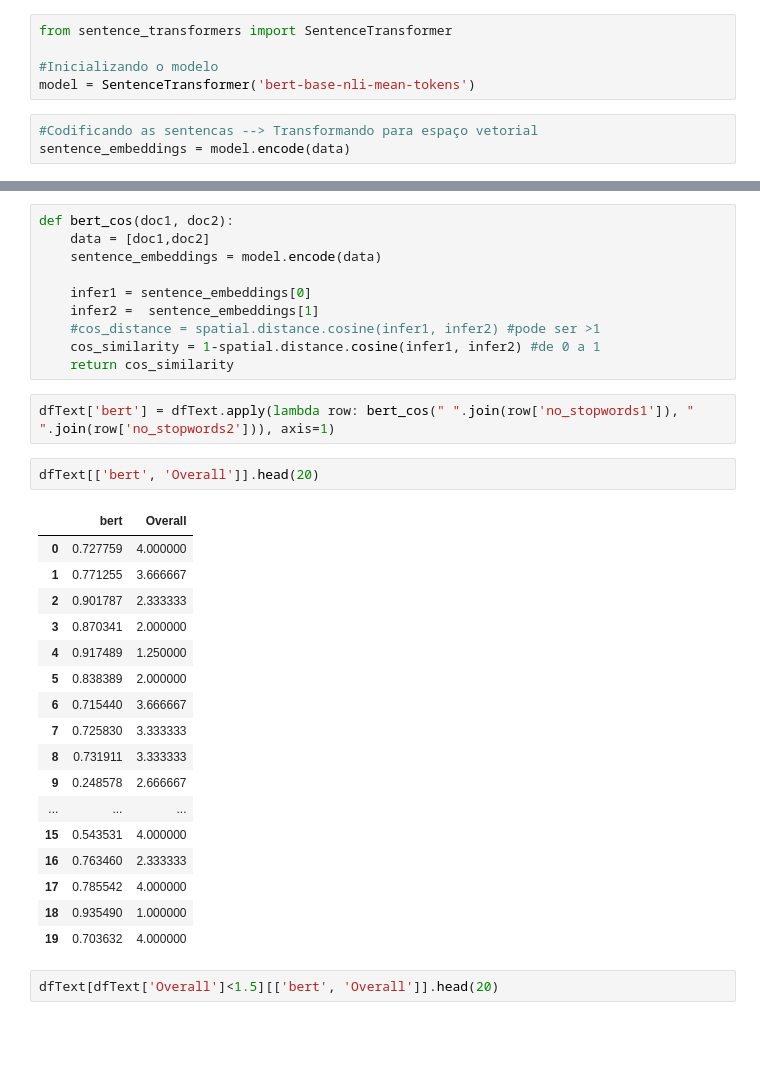
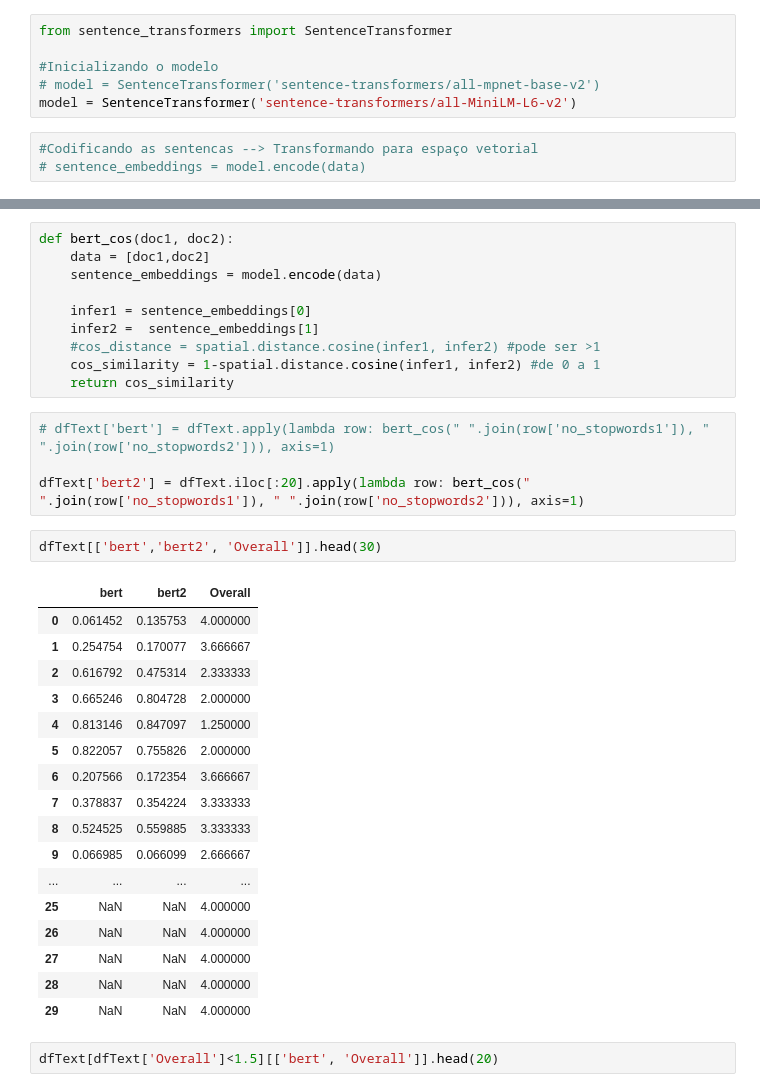
Before and after one commit to mariamaOlive/projeto2-nlp-sidi-residencia, a Jupyter notebook: preprocessing.ipynb, the cells around one changed output, grey strips where cells are left out. Saved outputs shown, nothing was run; the diff lists cells and outputs as text; blank space fills up the shorter version.

```diff
--- a/preprocessing.ipynb
+++ b/preprocessing.ipynb
@@ -393,7 +409,8 @@ sentences = [
 from sentence_transformers import SentenceTransformer
 
 #Inicializando o modelo
-model = SentenceTransformer('bert-base-nli-mean-tokens')
+# model = SentenceTransformer('sentence-transformers/all-mpnet-base-v2')
+model = SentenceTransformer('sentence-transformers/all-MiniLM-L6-v2')
 # %%
 #Codificando as sentencas --> Transformando para espaço vetorial
-sentence_embeddings = model.encode(data)
+# sentence_embeddings = model.encode(data)
@@ -439,27 +427,29 @@ def bert_cos(doc1, doc2):
     cos_similarity = 1-spatial.distance.cosine(infer1, infer2) #de 0 a 1
     return cos_similarity
 # %%
-dfText['bert'] = dfText.apply(lambda row: bert_cos(" ".join(row['no_stopwords1']), " ".join(row['no_stopwords2'])), axis=1)
+# dfText['bert'] = dfText.apply(lambda row: bert_cos(" ".join(row['no_stopwords1']), " ".join(row['no_stopwords2'])), axis=1)
+
+dfText['bert2'] = dfText.iloc[:20].apply(lambda row: bert_cos(" ".join(row['no_stopwords1']), " ".join(row['no_stopwords2'])), axis=1)
 # %%
-dfText[['bert', 'Overall']].head(20)
+dfText[['bert','bert2', 'Overall']].head(30)
 # %% [output]
-|  | bert | Overall |
-| 0 | 0.727759 | 4.000000 |
-| 1 | 0.771255 | 3.666667 |
-| 2 | 0.901787 | 2.333333 |
-| 3 | 0.870341 | 2.000000 |
-| 4 | 0.917489 | 1.250000 |
-| 5 | 0.838389 | 2.000000 |
-| 6 | 0.715440 | 3.666667 |
-| 7 | 0.725830 | 3.333333 |
-| 8 | 0.731911 | 3.333333 |
-| 9 | 0.248578 | 2.666667 |
-| ... | ... | ... |
-| 15 | 0.543531 | 4.000000 |
-| 16 | 0.763460 | 2.333333 |
-| 17 | 0.785542 | 4.000000 |
-| 18 | 0.935490 | 1.000000 |
-| 19 | 0.703632 | 4.000000 |
+|  | bert | bert2 | Overall |
+| 0 | 0.061452 | 0.135753 | 4.000000 |
+| 1 | 0.254754 | 0.170077 | 3.666667 |
+| 2 | 0.616792 | 0.475314 | 2.333333 |
+| 3 | 0.665246 | 0.804728 | 2.000000 |
+| 4 | 0.813146 | 0.847097 | 1.250000 |
+| 5 | 0.822057 | 0.755826 | 2.000000 |
+| 6 | 0.207566 | 0.172354 | 3.666667 |
+| 7 | 0.378837 | 0.354224 | 3.333333 |
+| 8 | 0.524525 | 0.559885 | 3.333333 |
+| 9 | 0.066985 | 0.066099 | 2.666667 |
+| ... | ... | ... | ... |
+| 25 | NaN | NaN | 4.000000 |
+| 26 | NaN | NaN | 4.000000 |
+| 27 | NaN | NaN | 4.000000 |
+| 28 | NaN | NaN | 4.000000 |
+| 29 | NaN | NaN | 4.000000 |
 # %%
 dfText[dfText['Overall']<1.5][['bert', 'Overall']].head(20)
 # %% [output]
```
Also changed, not shown: parts of 15 cells of this notebook.
